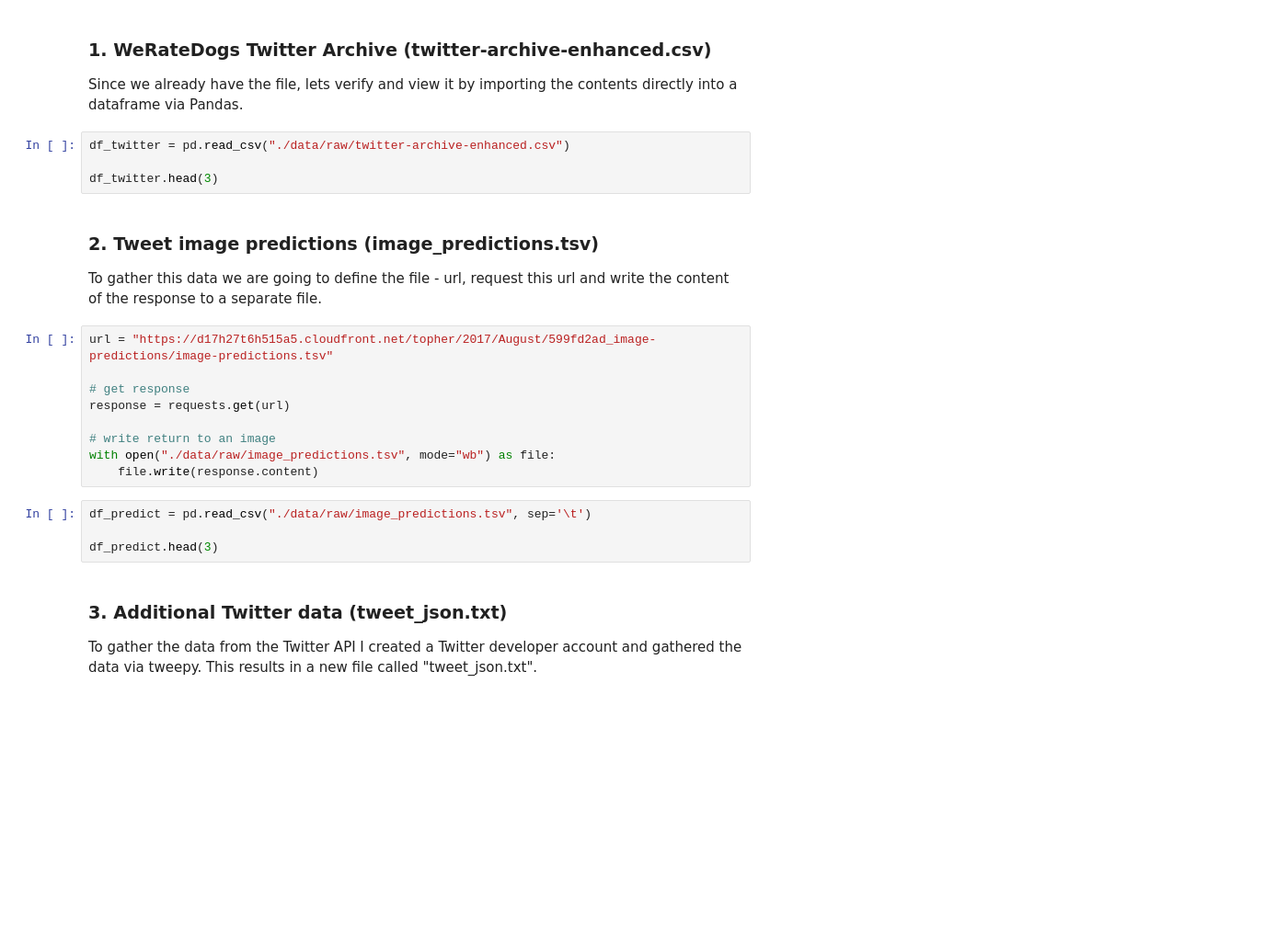
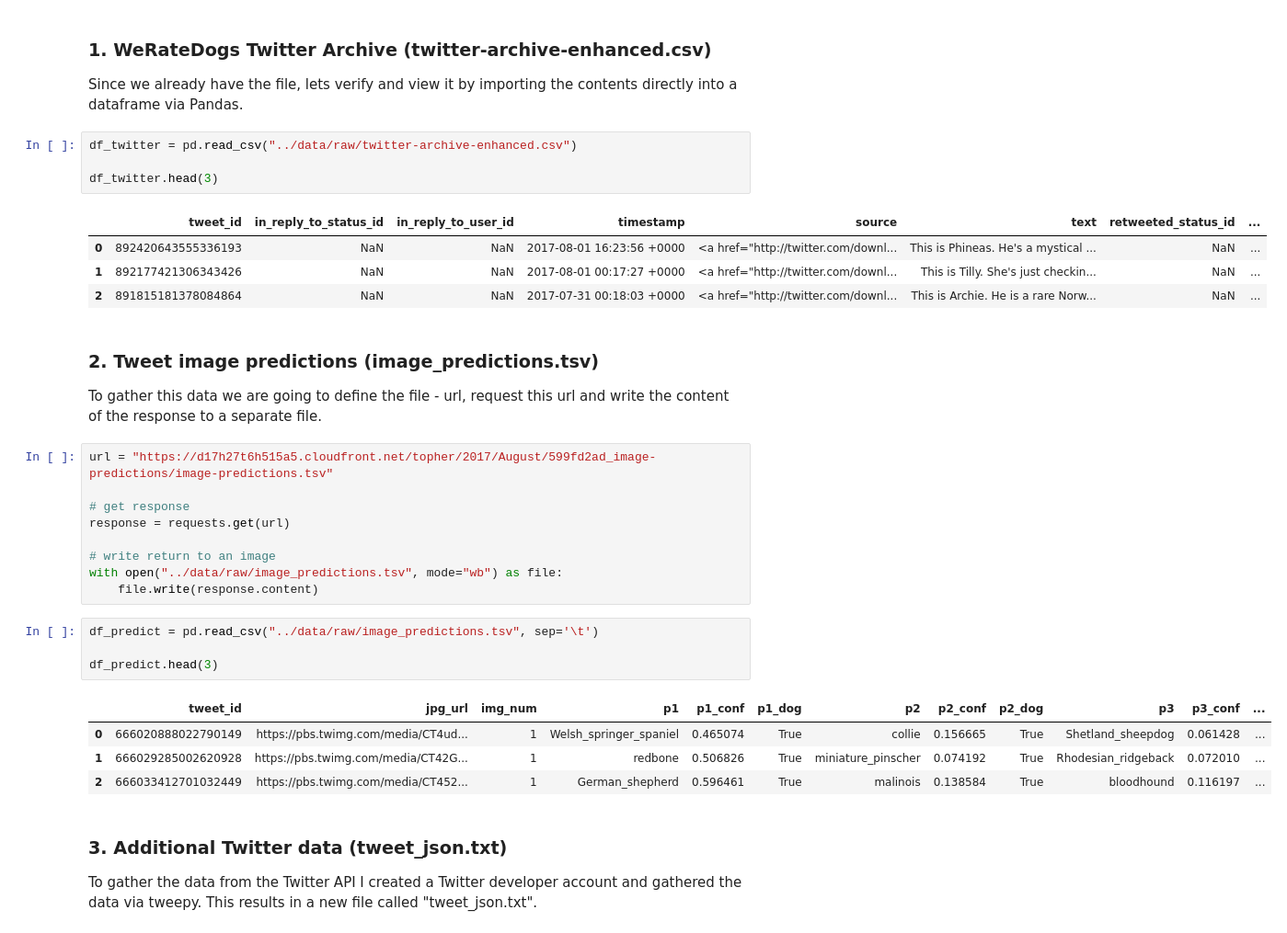
Before and after one commit to agpt8/WeRateDogs-Analysis, a Jupyter notebook: src/gather_data.ipynb, the cells around one changed output. Shown: that part at 92% size. Drawn from its saved outputs; the diff is of its cells as text; blank space fills up the shorter version.

Commit message:
complete data gathering from all sources

```diff
--- a/src/gather_data.ipynb
+++ b/src/gather_data.ipynb
@@ -35,9 +35,14 @@ import re
 
 Since we already have the file, lets verify and view it by importing the contents directly into a dataframe via Pandas.
 # %%
-df_twitter = pd.read_csv("./data/raw/twitter-archive-enhanced.csv")
+df_twitter = pd.read_csv("../data/raw/twitter-archive-enhanced.csv")
 
 df_twitter.head(3)
+# %% [output]
+|  | tweet_id | in_reply_to_status_id | in_reply_to_user_id | timestamp | source | text | retweeted_status_id | ... |
+| 0 | 892420643555336193 | NaN | NaN | 2017-08-01 16:23:56 +0000 | <a href="http://twitter.com/downl... | This is Phineas. He's a mystical ... | NaN | ... |
+| 1 | 892177421306343426 | NaN | NaN | 2017-08-01 00:17:27 +0000 | <a href="http://twitter.com/downl... | This is Tilly. She's just checkin... | NaN | ... |
+| 2 | 891815181378084864 | NaN | NaN | 2017-07-31 00:18:03 +0000 | <a href="http://twitter.com/downl... | This is Archie. He is a rare Norw... | NaN | ... |
 # %% [markdown]
 ### 2. Tweet image predictions (image_predictions.tsv)
 
@@ -49,12 +54,17 @@ url = "https://d17h27t6h515a5.cloudfront.net/topher/2017/August/599fd2ad_image-p
 response = requests.get(url)
 
 # write return to an image
-with open("./data/raw/image_predictions.tsv", mode="wb") as file:
+with open("../data/raw/image_predictions.tsv", mode="wb") as file:
     file.write(response.content)
 # %%
-df_predict = pd.read_csv("./data/raw/image_predictions.tsv", sep='\t')
+df_predict = pd.read_csv("../data/raw/image_predictions.tsv", sep='\t')
 
 df_predict.head(3)
+# %% [output]
+|  | tweet_id | jpg_url | img_num | p1 | p1_conf | p1_dog | p2 | p2_conf | p2_dog | p3 | p3_conf | ... |
+| 0 | 666020888022790149 | https://pbs.twimg.com/media/CT4ud... | 1 | Welsh_springer_spaniel | 0.465074 | True | collie | 0.156665 | True | Shetland_sheepdog | 0.061428 | ... |
+| 1 | 666029285002620928 | https://pbs.twimg.com/media/CT42G... | 1 | redbone | 0.506826 | True | miniature_pinscher | 0.074192 | True | Rhodesian_ridgeback | 0.072010 | ... |
+| 2 | 666033412701032449 | https://pbs.twimg.com/media/CT452... | 1 | German_shepherd | 0.596461 | True | malinois | 0.138584 | True | bloodhound | 0.116197 | ... |
 # %% [markdown]
 ### 3. Additional Twitter data (tweet_json.txt)
 
```
Also changed, not shown: parts of 5 cells of this notebook.
